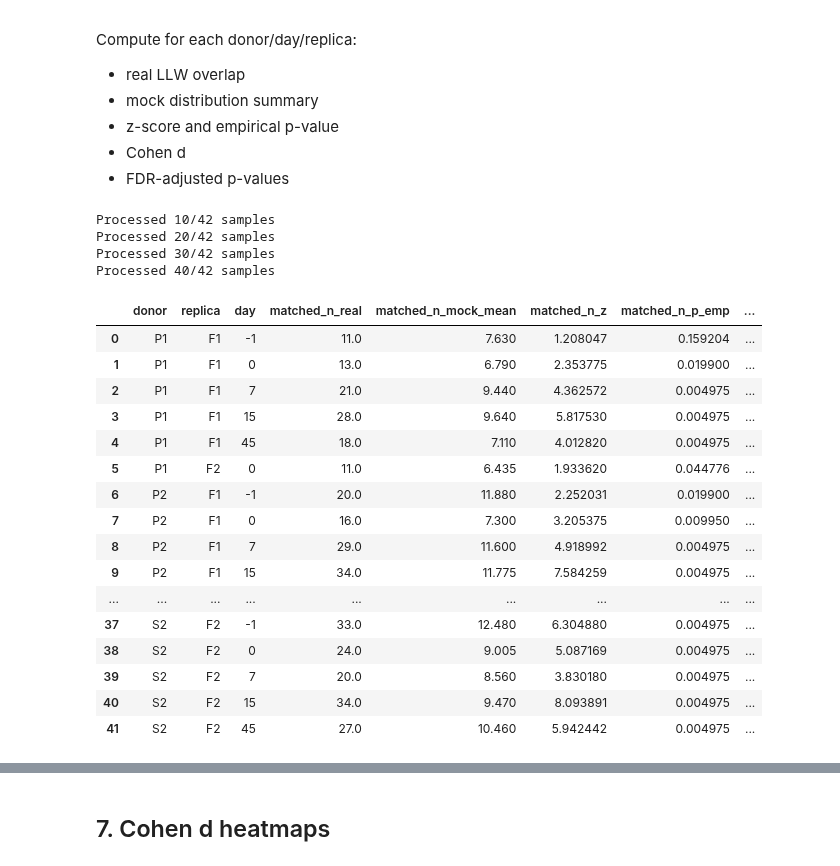
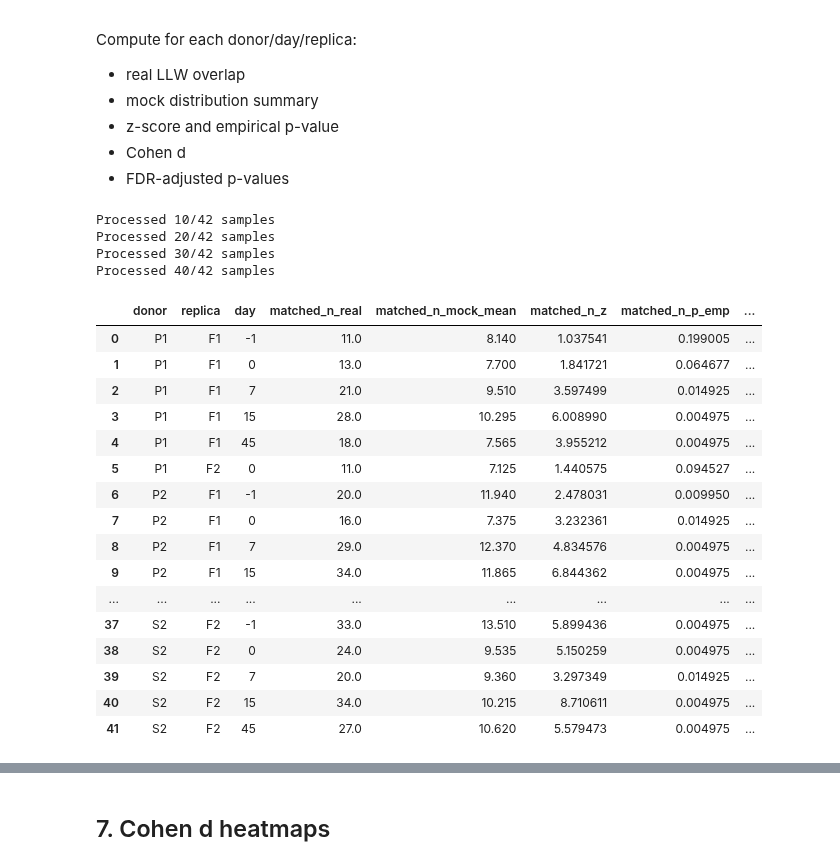
Before and after one commit to antigenomics/mirpy, a Jupyter notebook: notebooks/vdjbet_yf.ipynb, the cells around one changed output, grey strips where cells are left out. Saved outputs shown, nothing was run; the diff lists cells and outputs as text; code cells hidden in the pictures.

```diff
--- a/notebooks/vdjbet_yf.ipynb
+++ b/notebooks/vdjbet_yf.ipynb
@@ -32,8 +32,8 @@ from mir.common.repertoire import LocusRepertoire, Repertoire
 from mir.utils.notebook_assets import ensure_airr_yfv19, notebook_large_assets_root
 
 SEED = 42
-N_MOCKS = 200
-POOL_SIZE = 200_000
+N_MOCKS = 100
+POOL_SIZE = 1_000_000
 OLGA_USAGE_N = 1_000_000
 # count_rearrangement (default, unweighted) or count_duplicates (weighted by duplicate_count)
 USAGE_COUNT_MODE = "count_rearrangement"
@@ -282,9 +284,15 @@ Main driver is `POOL_SIZE` and OLGA calls; reduce `POOL_SIZE` for quicker explor
 # %%
 t0 = pd.Timestamp.now()
-pool = PgenBinPool(
-    "TRB",
+
+# Build the mock pool from real human TRB control sequences.
+# Real-control mocks better capture empirical V/J biases and sequence length
+# distributions than the OLGA synthetic null, reducing over-dispersion artefacts.
+pool = PgenBinPool.from_control(
+    locus="TRB",
+    control_type="real",
+    species="human",
     n=POOL_SIZE,
-    n_jobs=4,
+    n_jobs=8,
     seed=SEED,
     pgen_adjustment=pgen_adj,
 )
@@ -292,6 +300,7 @@ analysis = VDJBetOverlapAnalysis(
     vdjdb_rep,
     pool=pool,
     n_mocks=N_MOCKS,
+    n_jobs=8,
     seed=SEED,
 )
 dt = (pd.Timestamp.now() - t0).total_seconds()
@@ -323,7 +332,7 @@ ax.plot(all_bins, ref_vec, color="#d62728", marker="o", linewidth=2, label="LLW
 ax.plot(all_bins, mock_mean, color="#1f77b4", linestyle="--", marker="s", markersize=4, linewidth=2.2, label="Mock mean", zorder=3)
 ax.set_xlabel("log2 Pgen bin")
 ax.set_ylabel("count")
-ax.set_title("LLW reference vs mock Pgen histogram")
+ax.set_title("LLW reference vs real-control mock Pgen histogram")
 ax.legend()
 ax.grid(alpha=0.2)
 plt.tight_layout()
@@ -392,53 +401,56 @@ for i, s in enumerate(samples, start=1):
         "n_total": r.n_total,
         "dc_total": r.dc_total,
         "matched_n_real": float(r.n),
+        "matched_dc_real": float(r.dc),
+        "matched_n_fraction": float(r.n) / max(r.n_total, 1),
+        "matched_dc_fraction": float(r.dc) / max(r.dc_total, 1),
         "matched_n_mock_mean": mn_mean,
         "matched_n_mock_sd": mn_sd,
         "matched_n_z": z_n,
         "matched_n_p_emp": p_n_emp,
         "matched_n_cohen_d": (r.n - mn_mean) / mn_sd if mn_sd > 0 else 0.0,
-        "matched_dc_real": float(r.dc),
         "matched_dc_log2_real": real_dc_log2,
         "matched_dc_log2_mock_mean": mdc_mean,
         "matched_dc_log2_mock_sd": mdc_sd,
         "matched_dc_log2_z": z_dc,
         "matched_dc_log2_p_emp": p_dc_emp,
         "matched_dc_log2_cohen_d": (real_dc_log2 - mdc_mean) / mdc_sd if mdc_sd > 0 else 0.0,
         "mock_n": list(mn),
         "mock_dc_log2": list(mdc_log2),
     })
 
     if i % 10 == 0:
         print(f"Processed {i}/{len(samples)} samples")
 
 df_res = pd.DataFrame(rows).sort_values(["donor", "replica", "day"]).reset_index(drop=True)
 df_res["matched_n_p_adj"] = bh_fdr(df_res["matched_n_p_emp"].values)
 df_res["matched_dc_log2_p_adj"] = bh_fdr(df_res["matched_dc_log2_p_emp"].values)
 
 display(df_res[[
     "donor", "replica", "day",
-    "matched_n_real", "matched_n_mock_mean", "matched_n_z", "matched_n_p_emp", "matched_n_cohen_d",
-    "matched_dc_real", "matched_dc_log2_real", "matched_dc_log2_mock_mean", "matched_dc_log2_z", "matched_dc_log2_p_emp", "matched_dc_log2_cohen_d",
+    "matched_n_real", "matched_dc_real", "matched_n_fraction", "matched_dc_fraction",
+    "matched_n_mock_mean", "matched_n_z", "matched_n_p_emp", "matched_n_cohen_d",
+    "matched_dc_log2_real", "matched_dc_log2_mock_mean", "matched_dc_log2_z", "matched_dc_log2_p_emp", "matched_dc_log2_cohen_d",
 ]])
 # %% [output]
 Processed 10/42 samples
 Processed 20/42 samples
 Processed 30/42 samples
 Processed 40/42 samples
 |  | donor | replica | day | matched_n_real | matched_n_mock_mean | matched_n_z | matched_n_p_emp | ... |
-| 0 | P1 | F1 | -1 | 11.0 | 7.630 | 1.208047 | 0.159204 | ... |
-| 1 | P1 | F1 | 0 | 13.0 | 6.790 | 2.353775 | 0.019900 | ... |
-| 2 | P1 | F1 | 7 | 21.0 | 9.440 | 4.362572 | 0.004975 | ... |
-| 3 | P1 | F1 | 15 | 28.0 | 9.640 | 5.817530 | 0.004975 | ... |
-| 4 | P1 | F1 | 45 | 18.0 | 7.110 | 4.012820 | 0.004975 | ... |
-| 5 | P1 | F2 | 0 | 11.0 | 6.435 | 1.933620 | 0.044776 | ... |
-| 6 | P2 | F1 | -1 | 20.0 | 11.880 | 2.252031 | 0.019900 | ... |
-| 7 | P2 | F1 | 0 | 16.0 | 7.300 | 3.205375 | 0.009950 | ... |
-| 8 | P2 | F1 | 7 | 29.0 | 11.600 | 4.918992 | 0.004975 | ... |
-| 9 | P2 | F1 | 15 | 34.0 | 11.775 | 7.584259 | 0.004975 | ... |
+| 0 | P1 | F1 | -1 | 11.0 | 8.140 | 1.037541 | 0.199005 | ... |
+| 1 | P1 | F1 | 0 | 13.0 | 7.700 | 1.841721 | 0.064677 | ... |
+| 2 | P1 | F1 | 7 | 21.0 | 9.510 | 3.597499 | 0.014925 | ... |
+| 3 | P1 | F1 | 15 | 28.0 | 10.295 | 6.008990 | 0.004975 | ... |
+| 4 | P1 | F1 | 45 | 18.0 | 7.565 | 3.955212 | 0.004975 | ... |
+| 5 | P1 | F2 | 0 | 11.0 | 7.125 | 1.440575 | 0.094527 | ... |
+| 6 | P2 | F1 | -1 | 20.0 | 11.940 | 2.478031 | 0.009950 | ... |
+| 7 | P2 | F1 | 0 | 16.0 | 7.375 | 3.232361 | 0.014925 | ... |
+| 8 | P2 | F1 | 7 | 29.0 | 12.370 | 4.834576 | 0.004975 | ... |
+| 9 | P2 | F1 | 15 | 34.0 | 11.865 | 6.844362 | 0.004975 | ... |
 | ... | ... | ... | ... | ... | ... | ... | ... | ... |
-| 37 | S2 | F2 | -1 | 33.0 | 12.480 | 6.304880 | 0.004975 | ... |
-| 38 | S2 | F2 | 0 | 24.0 | 9.005 | 5.087169 | 0.004975 | ... |
-| 39 | S2 | F2 | 7 | 20.0 | 8.560 | 3.830180 | 0.004975 | ... |
-| 40 | S2 | F2 | 15 | 34.0 | 9.470 | 8.093891 | 0.004975 | ... |
-| 41 | S2 | F2 | 45 | 27.0 | 10.460 | 5.942442 | 0.004975 | ... |
+| 37 | S2 | F2 | -1 | 33.0 | 13.510 | 5.899436 | 0.004975 | ... |
+| 38 | S2 | F2 | 0 | 24.0 | 9.535 | 5.150259 | 0.004975 | ... |
+| 39 | S2 | F2 | 7 | 20.0 | 9.360 | 3.297349 | 0.014925 | ... |
+| 40 | S2 | F2 | 15 | 34.0 | 10.215 | 8.710611 | 0.004975 | ... |
+| 41 | S2 | F2 | 45 | 27.0 | 10.620 | 5.579473 | 0.004975 | ... |
```
Also changed, not shown: parts of 13 cells of this notebook, 4 other files.
